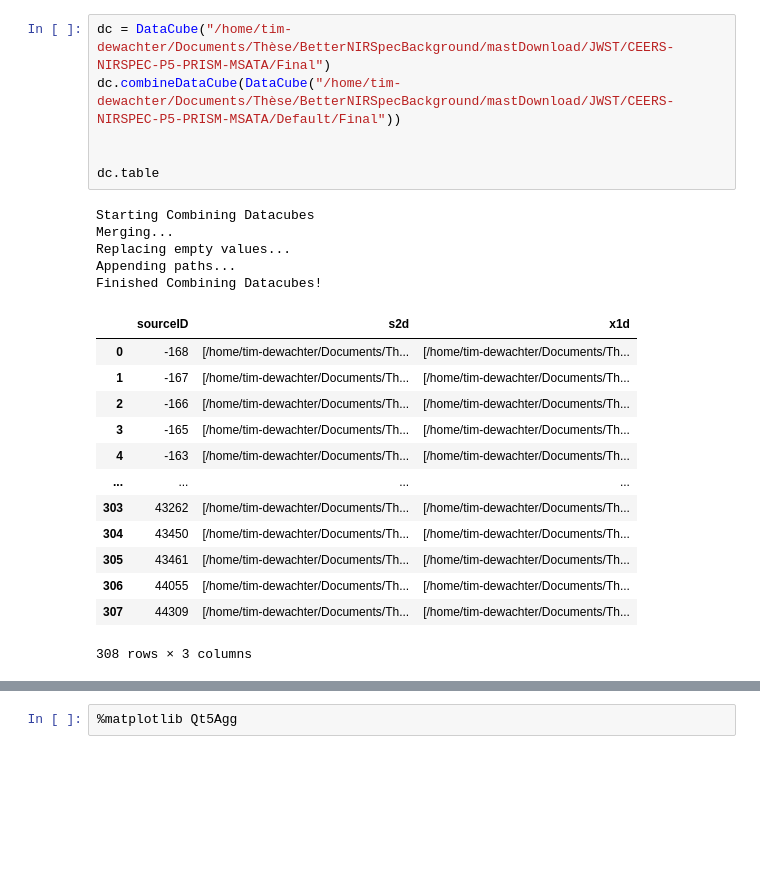
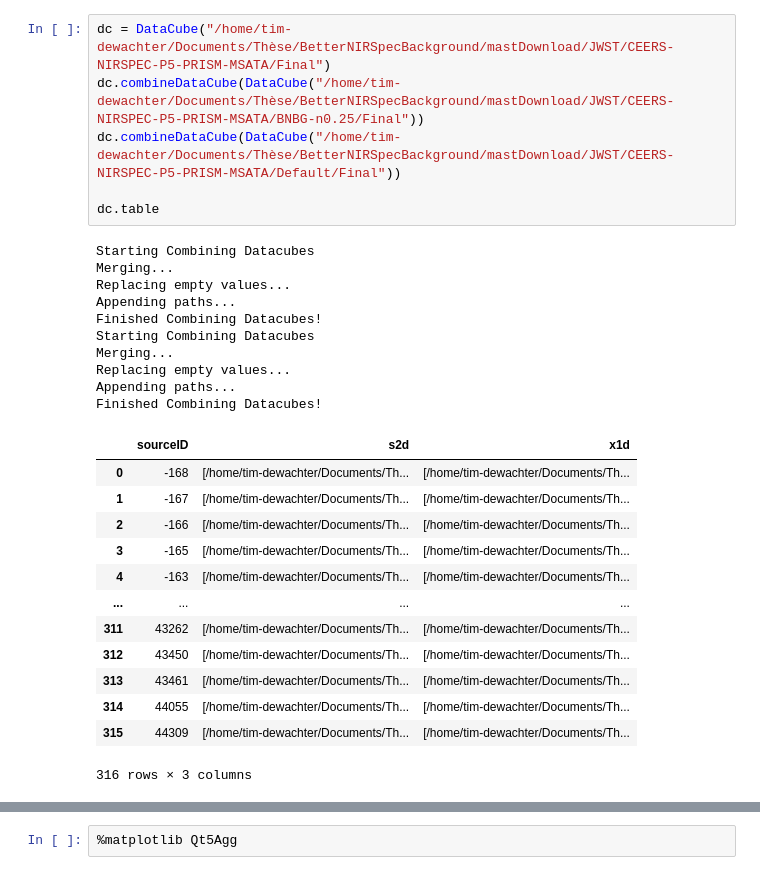
Before and after one commit to TimEpsilon/BetterNIRSpecBackground, a Jupyter notebook: BNBG/Notebooks/DataComparison.ipynb, the cells around one changed output, grey strips where cells are left out. Saved outputs shown, nothing was run; the diff lists cells and outputs as text; blank space fills up the shorter version.

```diff
--- a/BNBG/Notebooks/DataComparison.ipynb
+++ b/BNBG/Notebooks/DataComparison.ipynb
@@ -176,29 +196,34 @@ class DataCube:
 		plt.show()
 # %%
 dc = DataCube("/home/tim-dewachter/Documents/Thèse/BetterNIRSpecBackground/mastDownload/JWST/CEERS-NIRSPEC-P5-PRISM-MSATA/Final")
+dc.combineDataCube(DataCube("/home/tim-dewachter/Documents/Thèse/BetterNIRSpecBackground/mastDownload/JWST/CEERS-NIRSPEC-P5-PRISM-MSATA/BNBG-n0.25/Final"))
 dc.combineDataCube(DataCube("/home/tim-dewachter/Documents/Thèse/BetterNIRSpecBackground/mastDownload/JWST/CEERS-NIRSPEC-P5-PRISM-MSATA/Default/Final"))
 
-
 dc.table
 # %% [output]
 Starting Combining Datacubes
 Merging...
 Replacing empty values...
 Appending paths...
 Finished Combining Datacubes!
+Starting Combining Datacubes
+Merging...
+Replacing empty values...
+Appending paths...
+Finished Combining Datacubes!
 |  | sourceID | s2d | x1d |
 | 0 | -168 | [/home/tim-dewachter/Documents/Th... | [/home/tim-dewachter/Documents/Th... |
 | 1 | -167 | [/home/tim-dewachter/Documents/Th... | [/home/tim-dewachter/Documents/Th... |
 | 2 | -166 | [/home/tim-dewachter/Documents/Th... | [/home/tim-dewachter/Documents/Th... |
 | 3 | -165 | [/home/tim-dewachter/Documents/Th... | [/home/tim-dewachter/Documents/Th... |
 | 4 | -163 | [/home/tim-dewachter/Documents/Th... | [/home/tim-dewachter/Documents/Th... |
 | ... | ... | ... | ... |
-| 303 | 43262 | [/home/tim-dewachter/Documents/Th... | [/home/tim-dewachter/Documents/Th... |
-| 304 | 43450 | [/home/tim-dewachter/Documents/Th... | [/home/tim-dewachter/Documents/Th... |
-| 305 | 43461 | [/home/tim-dewachter/Documents/Th... | [/home/tim-dewachter/Documents/Th... |
-| 306 | 44055 | [/home/tim-dewachter/Documents/Th... | [/home/tim-dewachter/Documents/Th... |
-| 307 | 44309 | [/home/tim-dewachter/Documents/Th... | [/home/tim-dewachter/Documents/Th... |
+| 311 | 43262 | [/home/tim-dewachter/Documents/Th... | [/home/tim-dewachter/Documents/Th... |
+| 312 | 43450 | [/home/tim-dewachter/Documents/Th... | [/home/tim-dewachter/Documents/Th... |
+| 313 | 43461 | [/home/tim-dewachter/Documents/Th... | [/home/tim-dewachter/Documents/Th... |
+| 314 | 44055 | [/home/tim-dewachter/Documents/Th... | [/home/tim-dewachter/Documents/Th... |
+| 315 | 44309 | [/home/tim-dewachter/Documents/Th... | [/home/tim-dewachter/Documents/Th... |
-308 rows × 3 columns
+316 rows × 3 columns
 # %%
 dc.preloadDataCube()
 dc.dataTable
```
Also changed, not shown: parts of 4 cells of this notebook, 1 other file.
